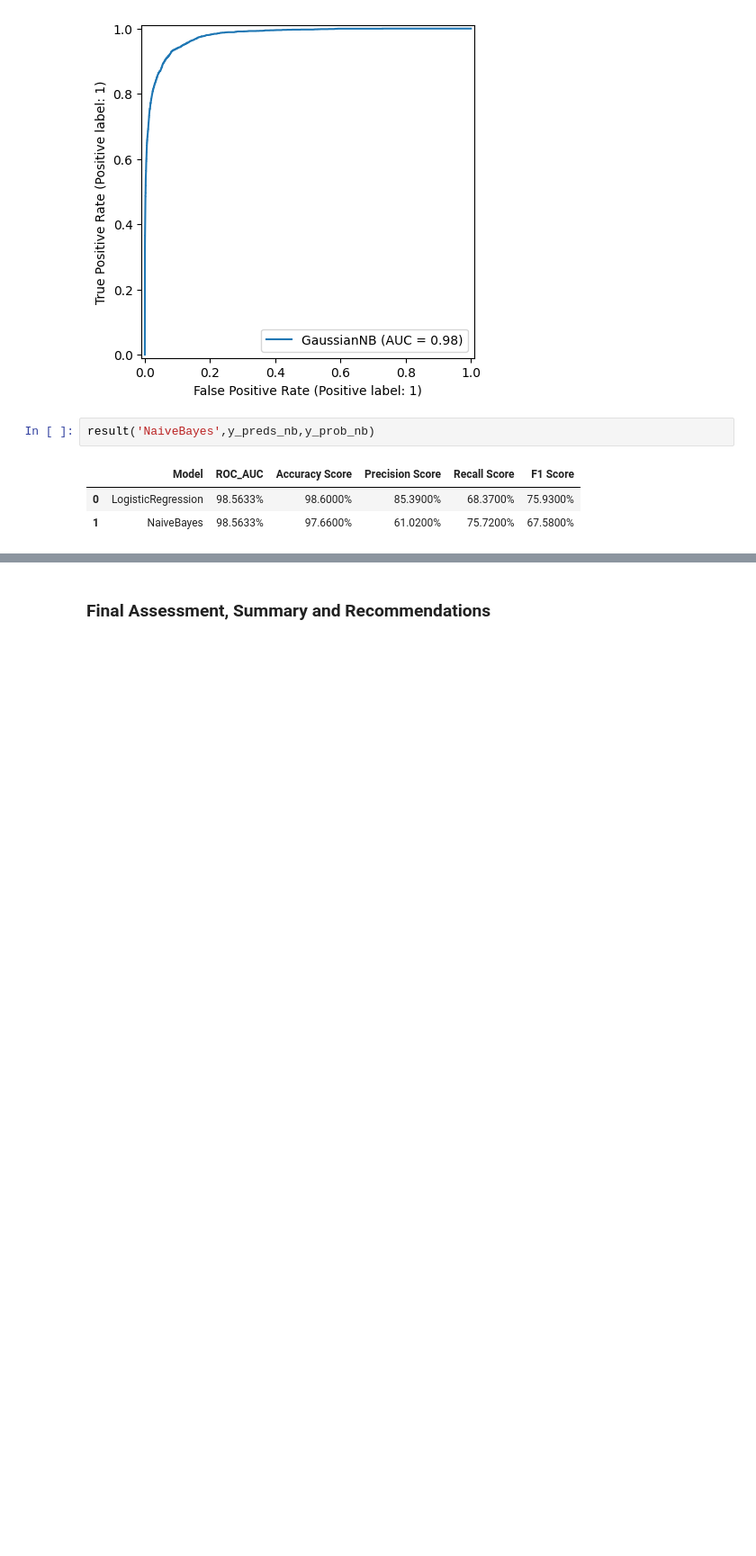
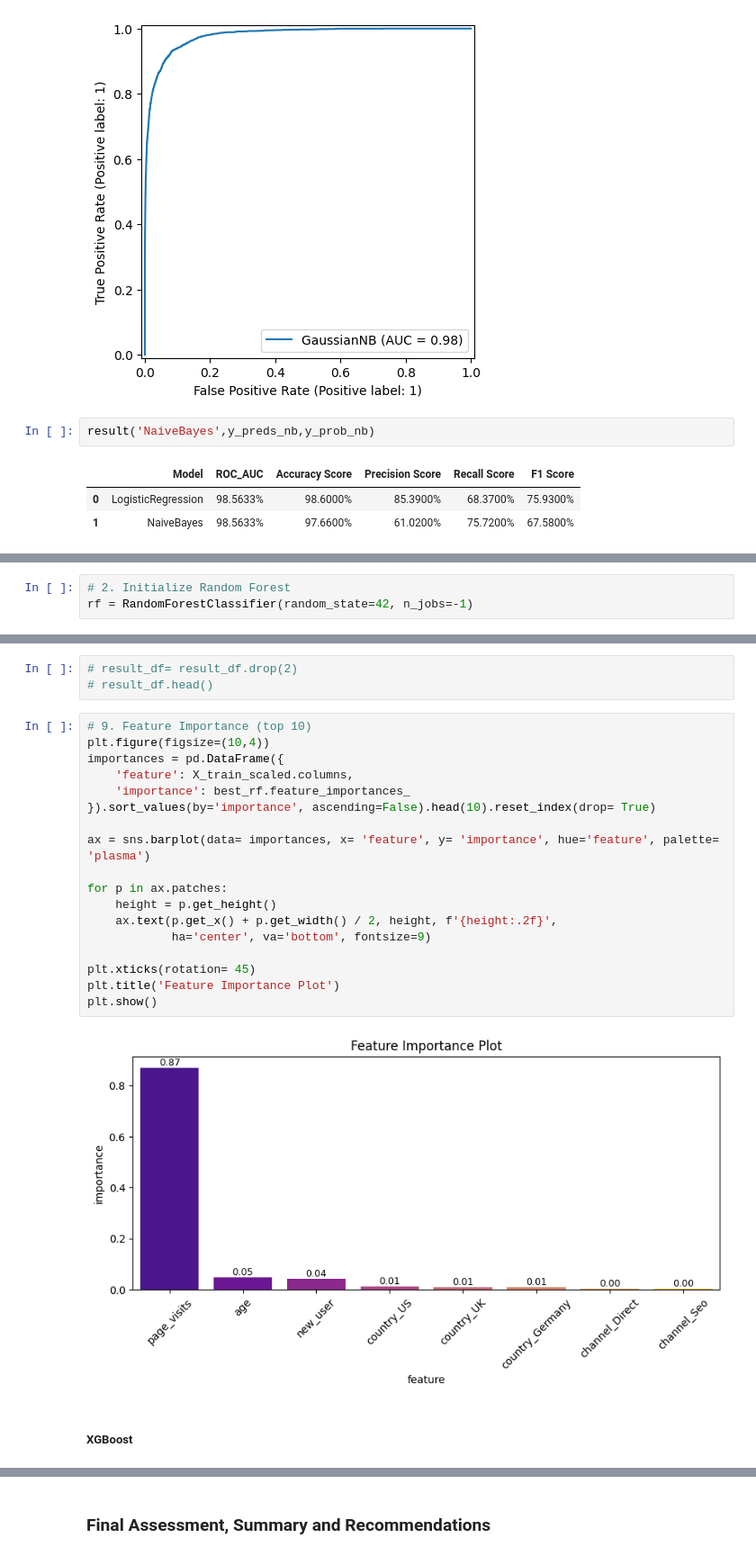
Before and after one commit to traha-89/Portafoglio, a Jupyter notebook: Landing Page Optimization/LP_CRAnalysis_Prediction_2.ipynb, the cells around one changed output, grey strips where cells are left out. Shown: that part at 90% size. Saved outputs shown, nothing was run; the diff lists cells and outputs as text; blank space fills up the shorter version.

```diff
--- a/Landing Page Optimization/LP_CRAnalysis_Prediction_2.ipynb
+++ b/Landing Page Optimization/LP_CRAnalysis_Prediction_2.ipynb
@@ -867,0 +879,3 @@ result('NaiveBayes',y_preds_nb,y_prob_nb)
+# %%
+# 2. Initialize Random Forest
+rf = RandomForestClassifier(random_state=42, n_jobs=-1)
@@ -867,0 +962,25 @@ result('NaiveBayes',y_preds_nb,y_prob_nb)
+# %%
+# result_df= result_df.drop(2)
+# result_df.head()
+# %%
+# 9. Feature Importance (top 10)
+plt.figure(figsize=(10,4))
+importances = pd.DataFrame({
+    'feature': X_train_scaled.columns,
+    'importance': best_rf.feature_importances_
+}).sort_values(by='importance', ascending=False).head(10).reset_index(drop= True)
+
+ax = sns.barplot(data= importances, x= 'feature', y= 'importance', hue='feature', palette= 'plasma')
+
+for p in ax.patches:
+    height = p.get_height()
+    ax.text(p.get_x() + p.get_width() / 2, height, f'{height:.2f}',
+            ha='center', va='bottom', fontsize=9)
+
+plt.xticks(rotation= 45)
+plt.title('Feature Importance Plot')
+plt.show()
+# %% [output]
+[figure, added]
+# %% [markdown]
+##### XGBoost
```
Also changed, not shown: parts of 20 cells of this notebook.
